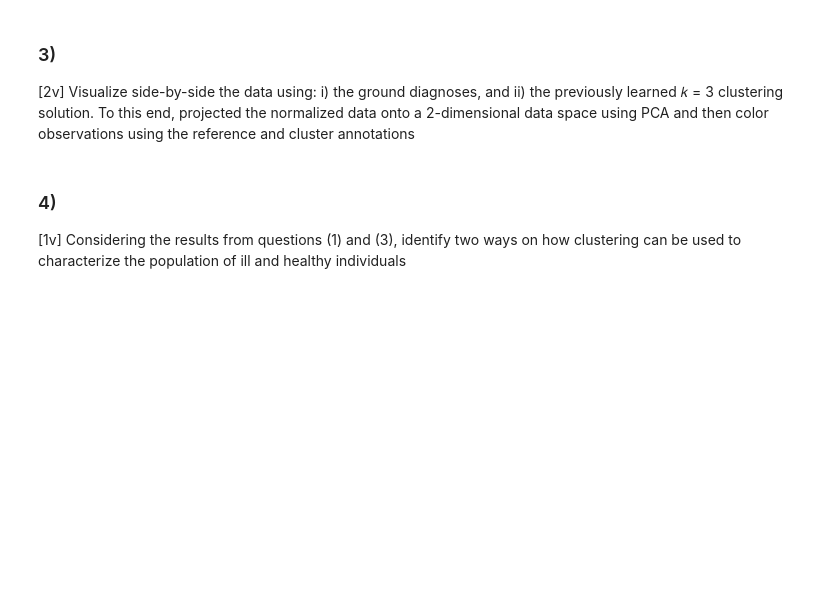
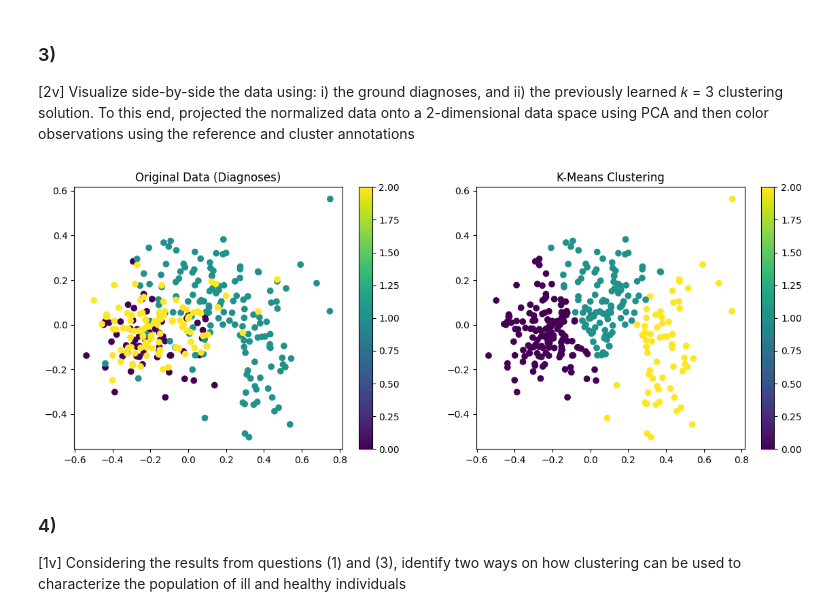
Before and after one commit to joanapeixinho/proj-APRE, a Jupyter notebook: src/hm4/HW4.ipynb, the cells around one changed output. Cells and saved outputs as stored; diff of their text form; code cells hidden in the pictures; blank space fills up the shorter version.

```diff
--- a/src/hm4/HW4.ipynb
+++ b/src/hm4/HW4.ipynb
@@ -95,13 +106,13 @@ def purity_score(y_true, y_pred):
 
 #normalize the data
 X, y = df.drop('class', axis=1), df['class']
-X = MinMaxScaler().fit_transform(X)
+X_scaled = MinMaxScaler().fit_transform(X)
 
 # K-Means for different values of K and print the results
 
 for i in k:
-    kmeans = cluster.KMeans(n_clusters=i, random_state=0).fit(X)
+    kmeans = cluster.KMeans(n_clusters=i, random_state=0).fit(X_scaled)
     print("K-Means with k = " + str(i))
-    print("Silhouette Score: " + str(metrics.silhouette_score(X, kmeans.labels_)))
+    print("Silhouette Score: " + str(metrics.silhouette_score(X_scaled, kmeans.labels_)))
     print("Purity Score: " + str(purity_score(y, kmeans.labels_)))
     print("\n")
@@ -158,6 +186,29 @@ Top variables for PC2:
 [2v] Visualize side-by-side the data using: i) the ground diagnoses, and ii) the previously learned
 𝑘 = 3 clustering solution. To this end, projected the normalized data onto a 2-dimensional data
 space using PCA and then color observations using the reference and cluster annotations
+# %%
+import matplotlib.pyplot as plt
+
+kmeans = cluster.KMeans(n_clusters=3, random_state=0).fit(X_scaled)
+#PCA
+pca = PCA(n_components=2)
+X_2d = pca.fit_transform(X_scaled)
+
+plt.figure(figsize=(14, 5))
+plt.subplot(1, 2, 1)
+num = [0 if x == 'Hernia' else 1 if x == 'Spondylolisthesis' else 2 for x in y]
+plt.scatter(X_2d[:, 0], X_2d[:, 1], c=num, cmap='viridis')
+plt.title("Original Data (Diagnoses)")
+plt.colorbar()
+
+plt.subplot(1, 2, 2)
+plt.scatter(X_2d[:, 0], X_2d[:, 1], c=kmeans.labels_, cmap='viridis')
+plt.title("K-Means Clustering")
+plt.colorbar()
+
+plt.show()
+# %% [output]
+[figure, added]
 # %% [markdown]
 ### 4)
 [1v] Considering the results from questions (1) and (3), identify two ways on how clustering can
```
Also changed, not shown: parts of 3 cells of this notebook.
